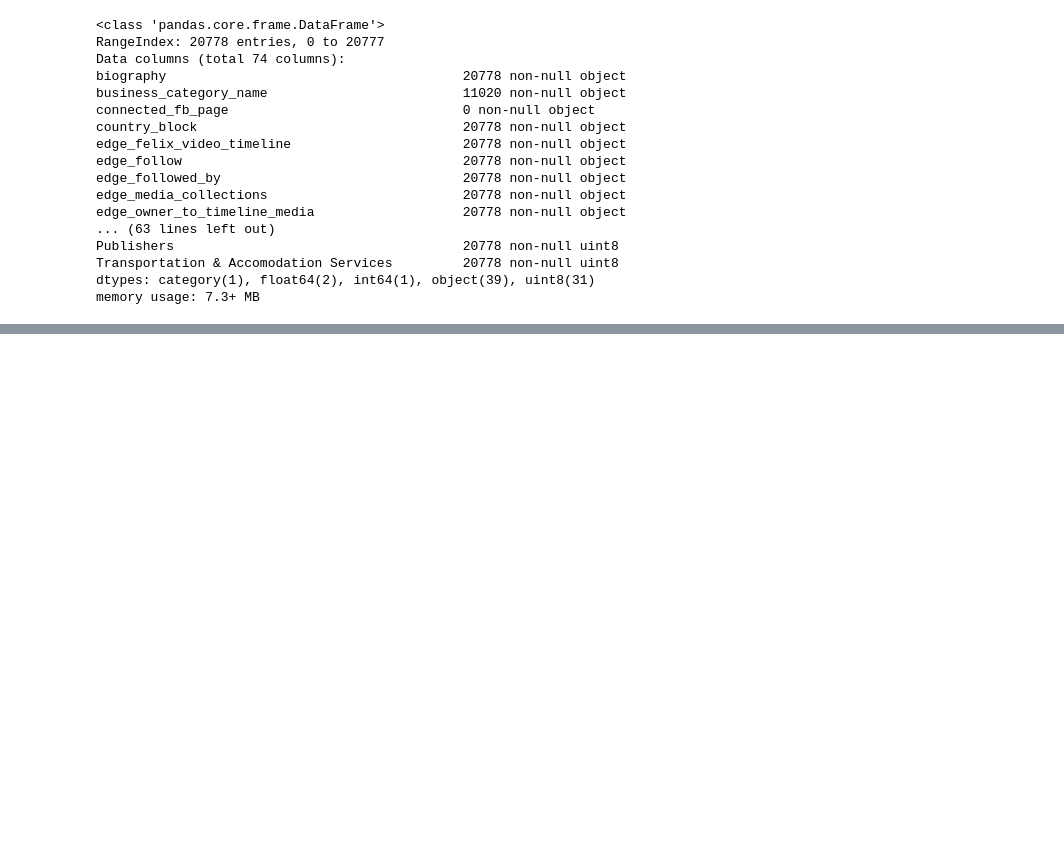
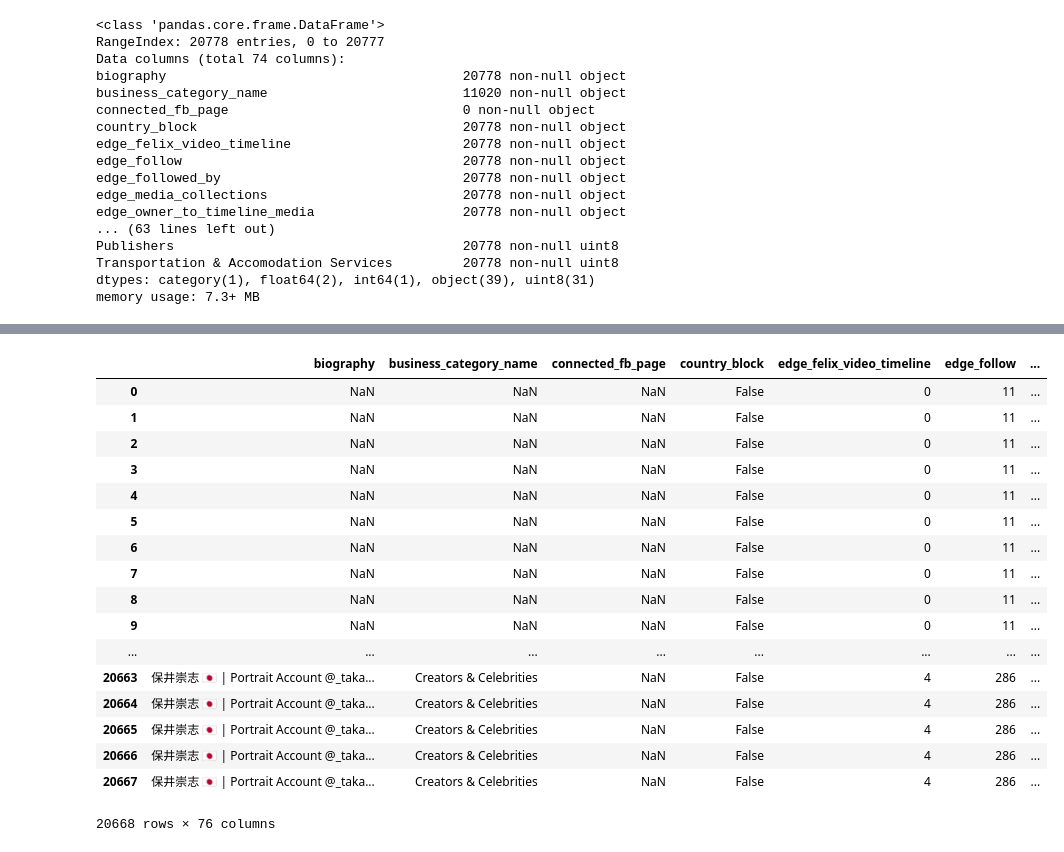
Before and after one commit to GuiZamorano/Instagram_Like_Predictor, a Jupyter notebook: InstagramScraperVersion1.ipynb, the cells around one changed output, grey strips where cells are left out. Saved outputs shown, nothing was run; the diff lists cells and outputs as text; code cells hidden in the pictures; blank space fills up the shorter version.

Commit message:
Clean Dataset (Remove duplicates)

```diff
--- a/InstagramScraperVersion1.ipynb
+++ b/InstagramScraperVersion1.ipynb
@@ -315,3 +315,5 @@ memory usage: 7.3+ MB
 InstagramDataset.to_csv('InstagramDatasetAddedFeatures.csv', index=False)
 # %%
 InstagramDataset.to_csv('InstagramDatasetAddedFeaturesVersion3.csv', encoding='utf-8-sig', index=False)
+# %%
+InstagramDF=pd.read_csv('InstagramDatasetFinal.csv', encoding='utf-8-sig')
@@ -317,0 +355,25 @@ InstagramDataset.to_csv('InstagramDatasetAddedFeaturesVersion3.csv', encoding='u
+# %%
+InstagramDF.drop(InstagramDF.index[19524:19535], inplace=True)
+# %%
+InstagramDF = InstagramDF.reset_index(drop=True)
+# %%
+InstagramDF
+# %% [output]
+|  | biography | business_category_name | connected_fb_page | country_block | edge_felix_video_timeline | edge_follow | ... |
+| 0 | NaN | NaN | NaN | False | 0 | 11 | ... |
+| 1 | NaN | NaN | NaN | False | 0 | 11 | ... |
+| 2 | NaN | NaN | NaN | False | 0 | 11 | ... |
+| 3 | NaN | NaN | NaN | False | 0 | 11 | ... |
+| 4 | NaN | NaN | NaN | False | 0 | 11 | ... |
+| 5 | NaN | NaN | NaN | False | 0 | 11 | ... |
+| 6 | NaN | NaN | NaN | False | 0 | 11 | ... |
+| 7 | NaN | NaN | NaN | False | 0 | 11 | ... |
+| 8 | NaN | NaN | NaN | False | 0 | 11 | ... |
+| 9 | NaN | NaN | NaN | False | 0 | 11 | ... |
+| ... | ... | ... | ... | ... | ... | ... | ... |
+| 20663 | 保井崇志 🇯🇵 | Portrait Account @_taka... | Creators & Celebrities | NaN | False | 4 | 286 | ... |
+| 20664 | 保井崇志 🇯🇵 | Portrait Account @_taka... | Creators & Celebrities | NaN | False | 4 | 286 | ... |
+| 20665 | 保井崇志 🇯🇵 | Portrait Account @_taka... | Creators & Celebrities | NaN | False | 4 | 286 | ... |
+| 20666 | 保井崇志 🇯🇵 | Portrait Account @_taka... | Creators & Celebrities | NaN | False | 4 | 286 | ... |
+| 20667 | 保井崇志 🇯🇵 | Portrait Account @_taka... | Creators & Celebrities | NaN | False | 4 | 286 | ... |
+20668 rows × 76 columns
```
Also changed, not shown: parts of 4 cells of this notebook, 2 other files.
